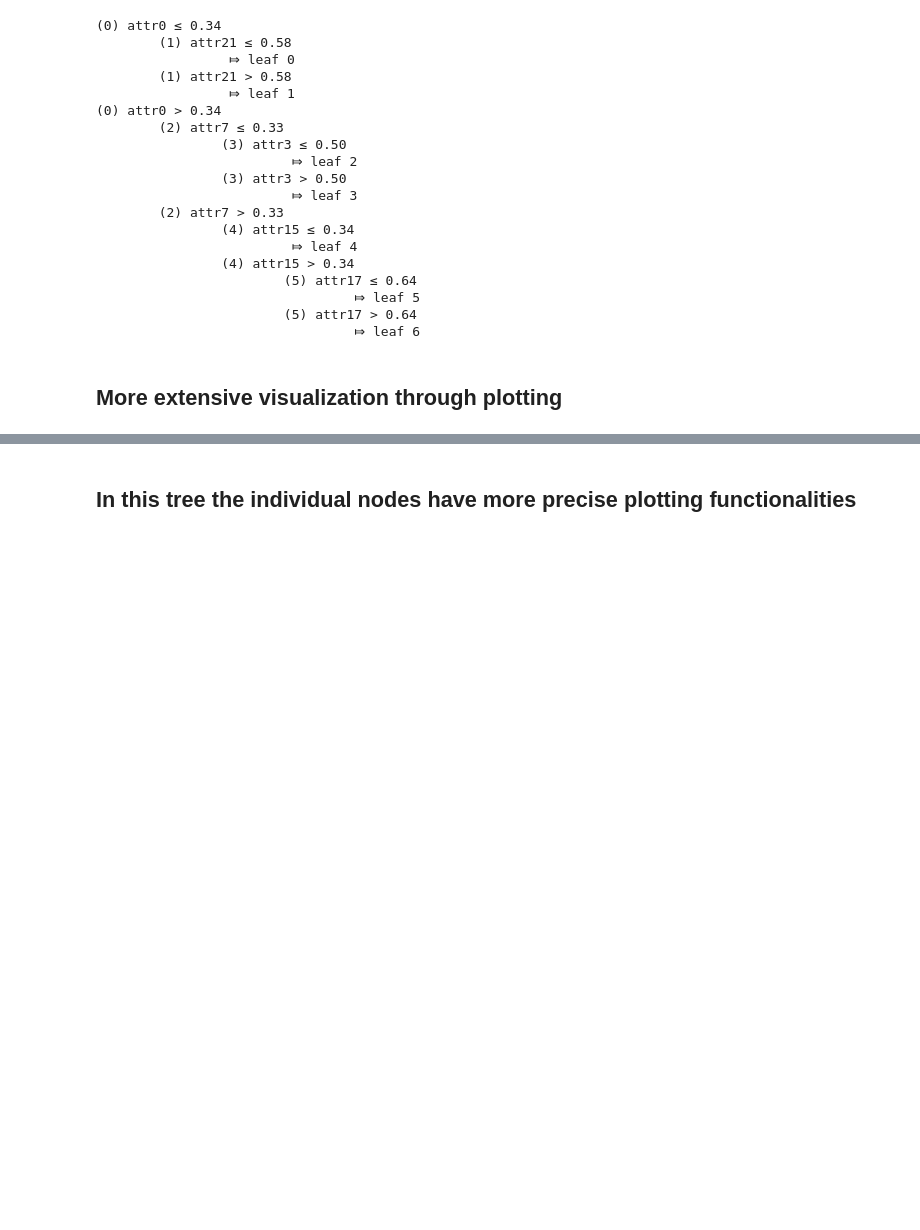
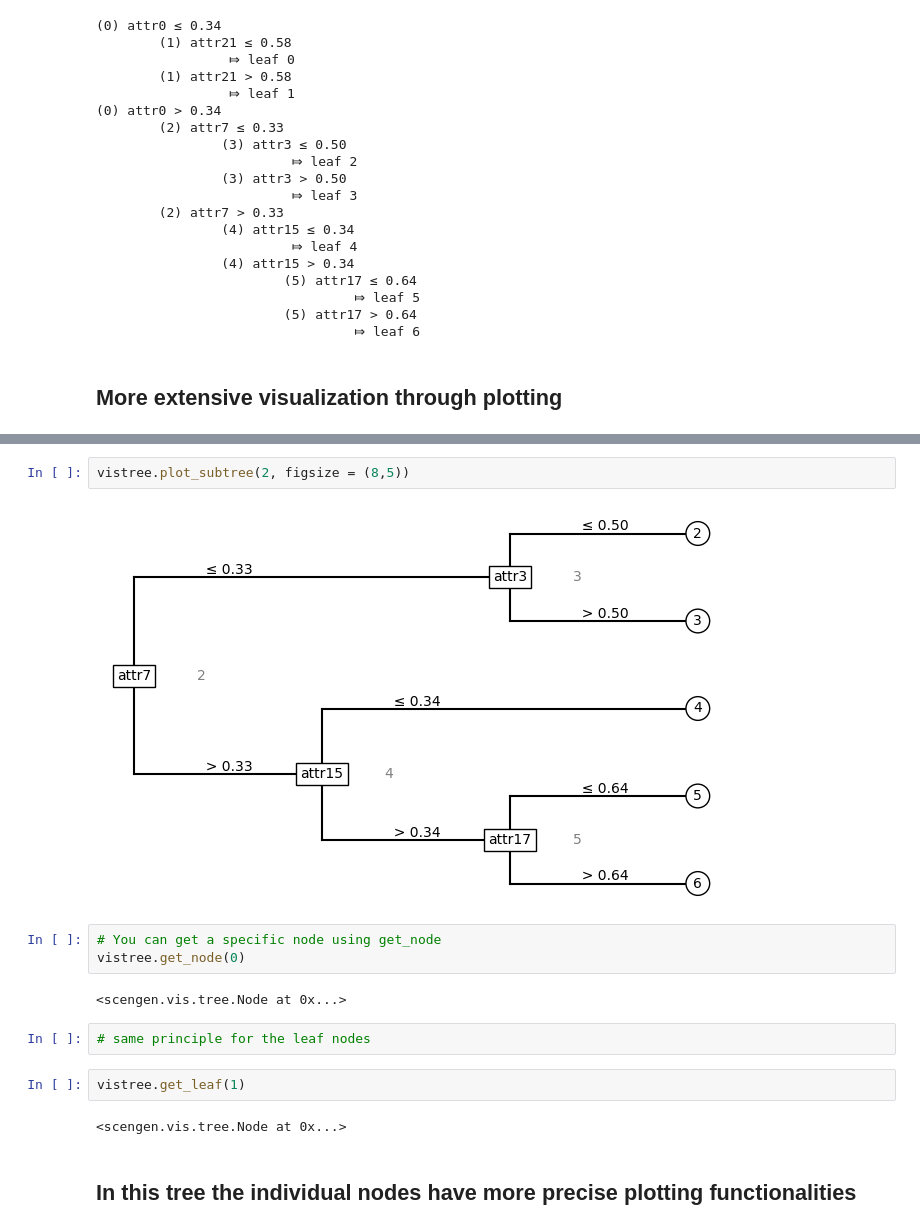
Before and after one commit to jonassoenen/predclus_scengen, a Jupyter notebook: notebooks/example.ipynb, the cells around one changed output, grey strips where cells are left out. Saved outputs shown, nothing was run; the diff lists cells and outputs as text; blank space fills up the shorter version.

Commit message:
support subtree plotting

```diff
--- a/notebooks/example.ipynb
+++ b/notebooks/example.ipynb
@@ -211,4 +207,19 @@ vistree.plot_tree(figsize = (8,5)) # You might have to tinker with the aspect ra
 [figure]
+# %%
+vistree.plot_subtree(2, figsize = (8,5))
+# %% [output]
+[figure, added]
+# %%
+# You can get a specific node using get_node
+vistree.get_node(0)
+# %% [output]
+<scengen.vis.tree.Node at 0x...>
+# %%
+# same principle for the leaf nodes
+# %%
+vistree.get_leaf(1)
+# %% [output]
+<scengen.vis.tree.Node at 0x...>
 # %% [markdown]
 ## In this tree the individual nodes have more precise plotting functionalities
 # %%
```
Also changed, not shown: parts of 11 cells of this notebook, 1 other file.
